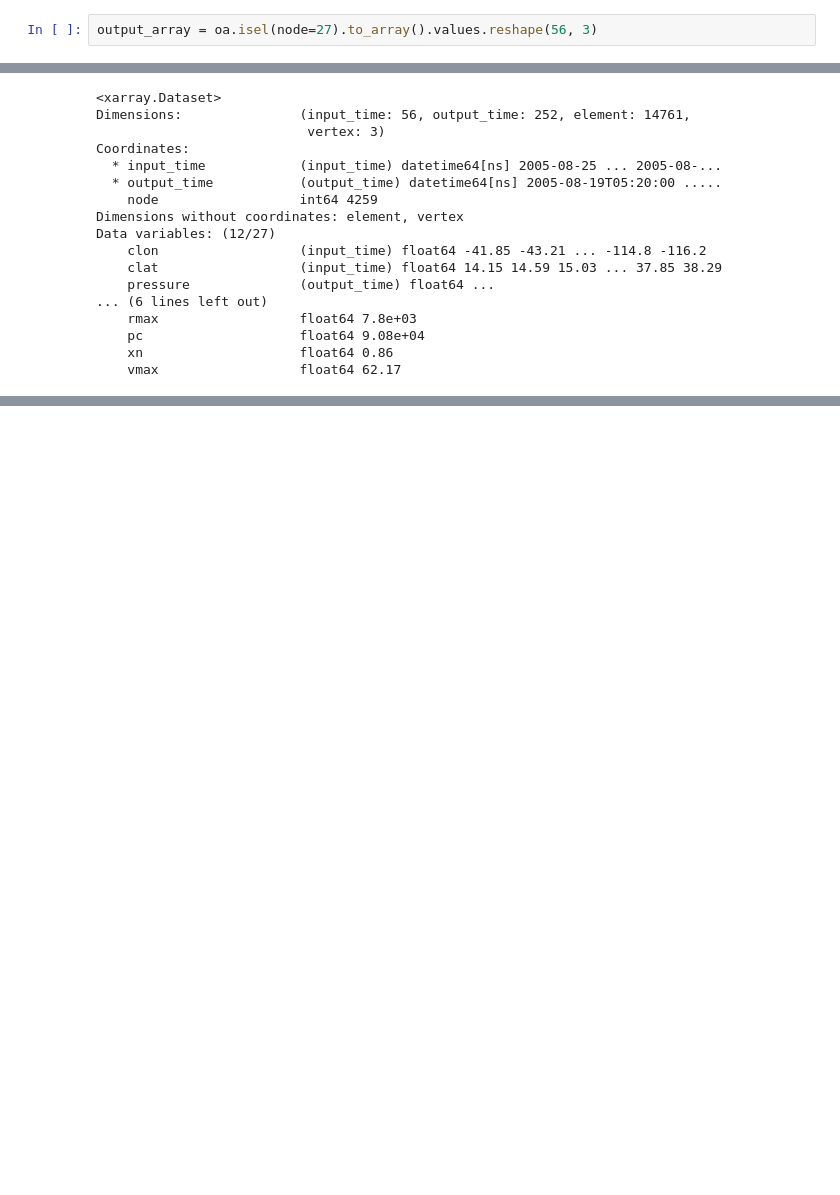
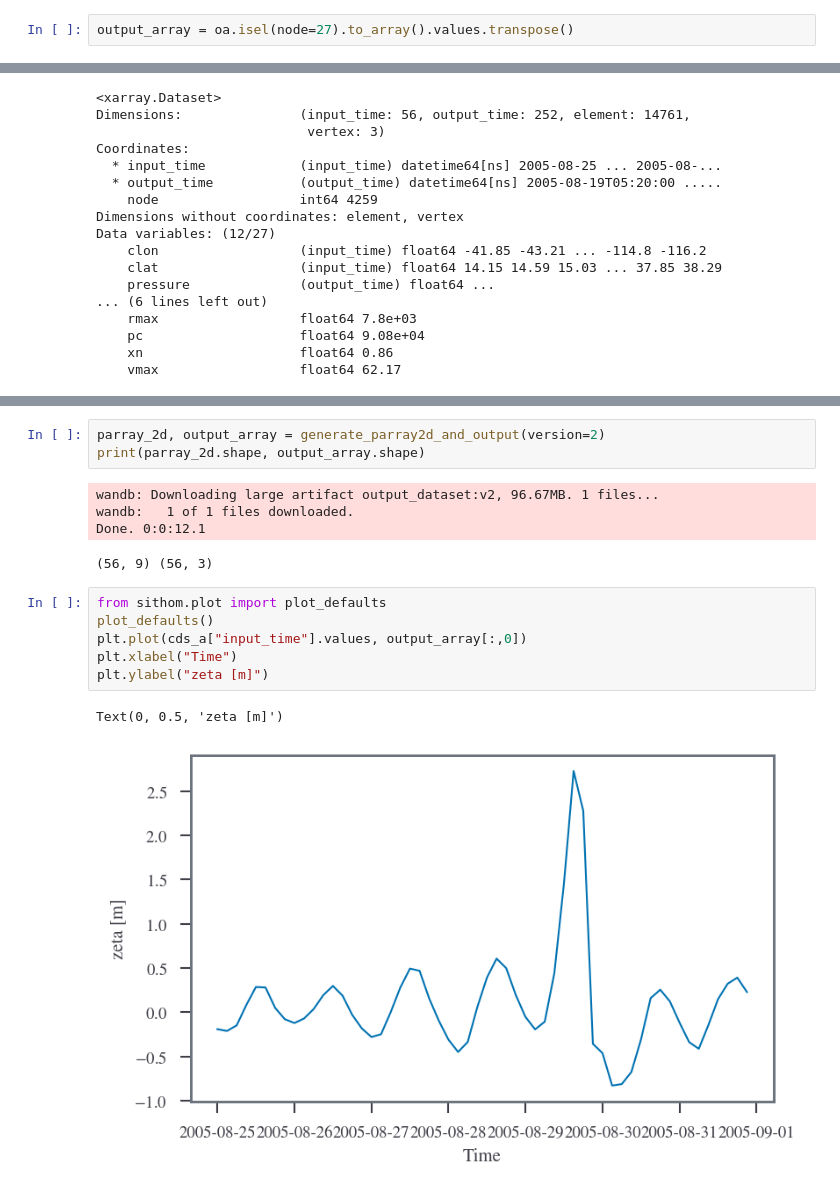
Before and after one commit to sdat2/adcirc-emulation, a Jupyter notebook: notebooks/exploratory/7D_Conversion.ipynb, the cells around one changed output, grey strips where cells are left out. Cells and saved outputs as stored; diff of their text form; blank space fills up the shorter version.

Commit message:
output and input arrays ready for lockwood task

```diff
--- a/notebooks/exploratory/7D_Conversion.ipynb
+++ b/notebooks/exploratory/7D_Conversion.ipynb
@@ -924,7 +924,7 @@ from src.constants import NO_BBOX
 indices, = NO_BBOX.indices_inside(cds_a["lon"].values, cds_a["lat"].values)
 oa = oa.isel(node=indices)
 # %%
-output_array = oa.isel(node=27).to_array().values.reshape(56, 3)
+output_array = oa.isel(node=27).to_array().values.transpose()
 # %%
 cds_a.isel(node= 4259-1)
 # %% [output]
@@ -953,0 +996,17 @@ output_array (168, 1)
+# %%
+parray_2d, output_array = generate_parray2d_and_output(version=2)
+print(parray_2d.shape, output_array.shape)
+# %% [output]
+wandb: Downloading large artifact output_dataset:v2, 96.67MB. 1 files...
+wandb:   1 of 1 files downloaded.
+Done. 0:0:12.1
+(56, 9) (56, 3)
+# %%
+from sithom.plot import plot_defaults
+plot_defaults()
+plt.plot(cds_a["input_time"].values, output_array[:,0])
+plt.xlabel("Time")
+plt.ylabel("zeta [m]")
+# %% [output]
+Text(0, 0.5, 'zeta [m]')
+[figure, added]
```
Also changed, not shown: parts of 2 cells of this notebook.
